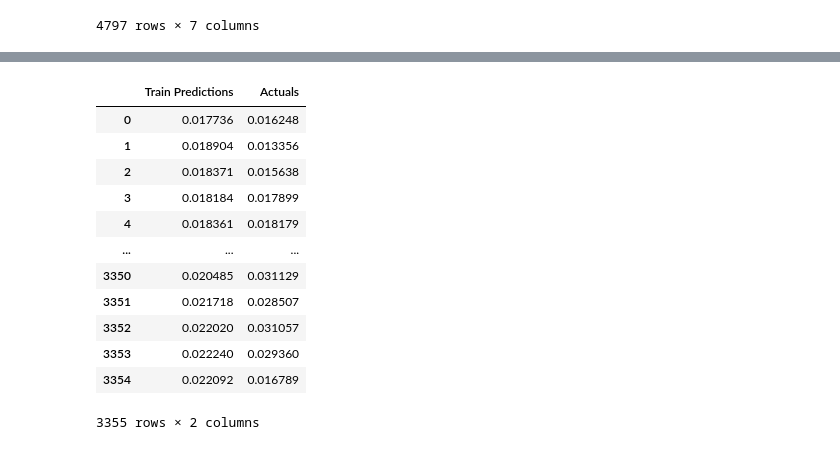
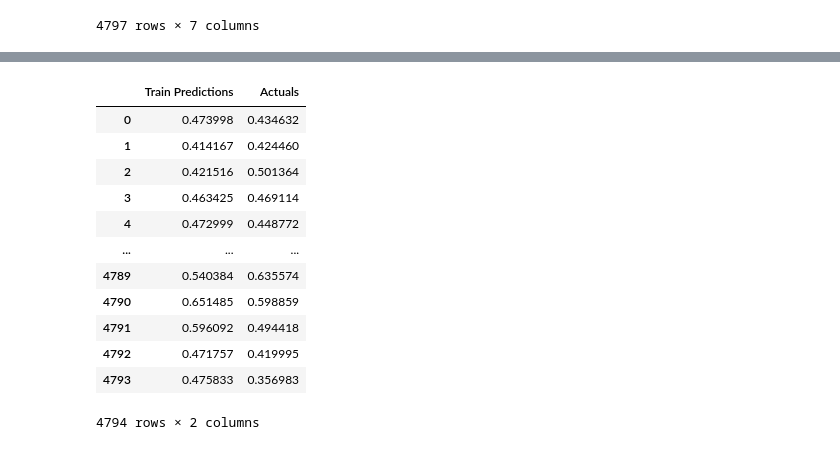
Before and after one commit to DanielPortes/CE4, a Jupyter notebook: mm.py.ipynb, the cells around one changed output, grey strips where cells are left out. Cells and saved outputs as stored; diff of their text form; code cells hidden in the pictures.

```diff
--- a/mm.py.ipynb
+++ b/mm.py.ipynb
@@ -198,0 +197,7 @@ sns.heatmap(corr, mask=mask, cmap=cmap,  #vmax=.3, center=0,
+# %%
+# normalizing the data
+from sklearn.preprocessing import MinMaxScaler
+
+scaler = MinMaxScaler(feature_range=(0, 1))
+data = scaler.fit_transform(data)
+# data
@@ -244,0 +235,13 @@ test_X, test_y = X1[int(len(X1) * 0.85):], y1[int(len(X1) * 0.85):]
+# %%
+train_x = []
+train_y = []
+
+n_future = 1
+n_past = 3
+
+for i in range(n_past, len(data) - n_future + 1):
+    train_x.append(data[i - n_past:i, 0:data.shape[1]])
+    train_y.append(data[i + n_future - 1:i + n_future, 0])
+
+train_x, train_y = np.array(train_x), np.array(train_y)
+train_x.shape, train_y.shape
@@ -275,0 +274,17 @@ _________________________________________________________________
+# %%
+from tensorflow.keras.models import Sequential
+from tensorflow.keras.layers import *
+from tensorflow.keras.callbacks import ModelCheckpoint
+from tensorflow.keras.losses import MeanSquaredError
+from tensorflow.keras.metrics import RootMeanSquaredError
+from tensorflow.keras.optimizers import Adam
+
+model1 = Sequential()
+# model1.add(InputLayer((6)))
+# model1.add(LSTM(64))
+model1.add(LSTM(64,activation='relu', input_shape=(train_x.shape[1], train_x.shape[2]), return_sequences=True))
+model1.add(LSTM(32, activation='relu', return_sequences=False))
+model1.add(Dropout(0.2))
+model1.add(Dense(train_y.shape[1]))
+
+model1.summary()
@@ -277,5 +310,5 @@ _________________________________________________________________
 cp1 = ModelCheckpoint('model1/', save_best_only=True)
 model1.compile(loss=MeanSquaredError(), optimizer=Adam(learning_rate=0.0001), metrics=[RootMeanSquaredError()])
 # %%
-history1 = model1.fit(train_X, train_y, validation_data=(val_x, val_y), epochs=10, batch_size=32, callbacks=[cp1])
+history1 = model1.fit(train_x, train_y, epochs=10000, batch_size=32, validation_split=0.1, verbose=0, callbacks=[cp1])
 # %% [output]
@@ -299,5 +337,5 @@ INFO:tensorflow:Assets written to: model1\assets
 # %%
-train_predictions = model1.predict(train_X).flatten()
-train_results = pd.DataFrame(data={'Train Predictions': train_predictions, 'Actuals': train_y})
+train_predictions = model1.predict(train_x).flatten()
+train_results = pd.DataFrame(data={'Train Predictions': train_predictions, 'Actuals': train_y.flatten()})
 train_results
 # %% [output]
@@ -305,13 +343,13 @@ train_results
 |  | Train Predictions | Actuals |
-| 0 | 0.017736 | 0.016248 |
-| 1 | 0.018904 | 0.013356 |
-| 2 | 0.018371 | 0.015638 |
-| 3 | 0.018184 | 0.017899 |
-| 4 | 0.018361 | 0.018179 |
+| 0 | 0.473998 | 0.434632 |
+| 1 | 0.414167 | 0.424460 |
+| 2 | 0.421516 | 0.501364 |
+| 3 | 0.463425 | 0.469114 |
+| 4 | 0.472999 | 0.448772 |
 | ... | ... | ... |
-| 3350 | 0.020485 | 0.031129 |
-| 3351 | 0.021718 | 0.028507 |
-| 3352 | 0.022020 | 0.031057 |
-| 3353 | 0.022240 | 0.029360 |
-| 3354 | 0.022092 | 0.016789 |
+| 4789 | 0.540384 | 0.635574 |
+| 4790 | 0.651485 | 0.598859 |
+| 4791 | 0.596092 | 0.494418 |
+| 4792 | 0.471757 | 0.419995 |
+| 4793 | 0.475833 | 0.356983 |
-3355 rows × 2 columns
+4794 rows × 2 columns
```
Also changed, not shown: parts of 18 cells of this notebook.
